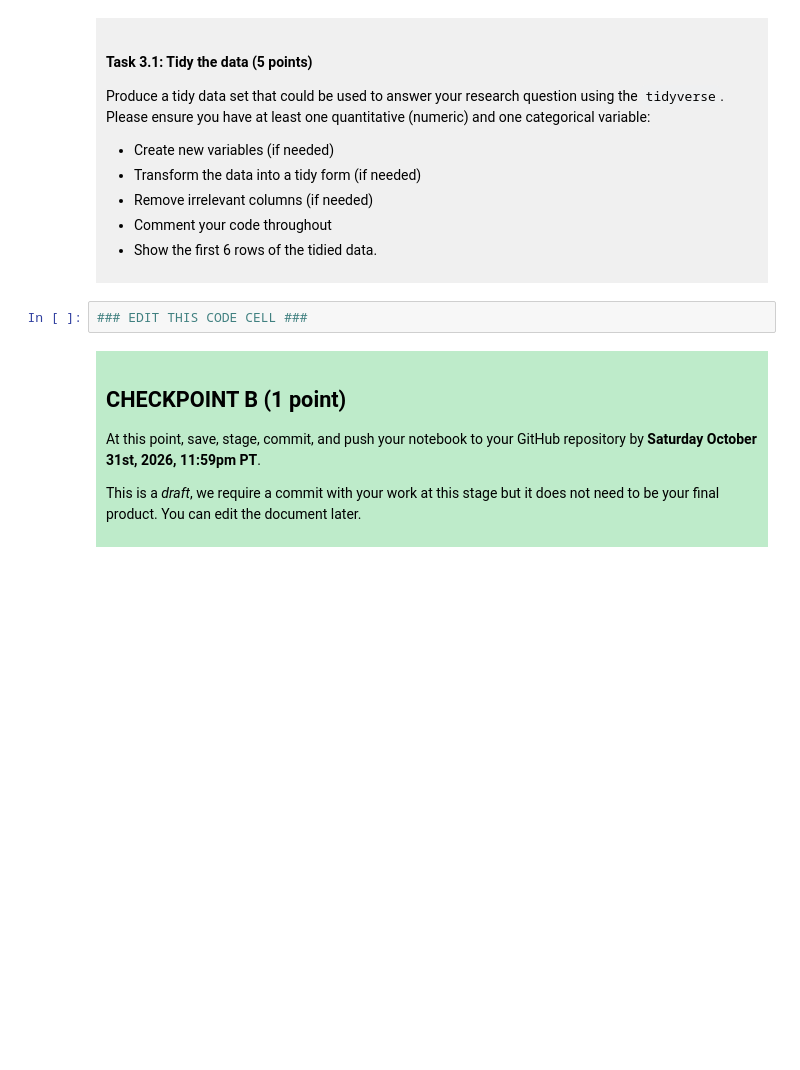
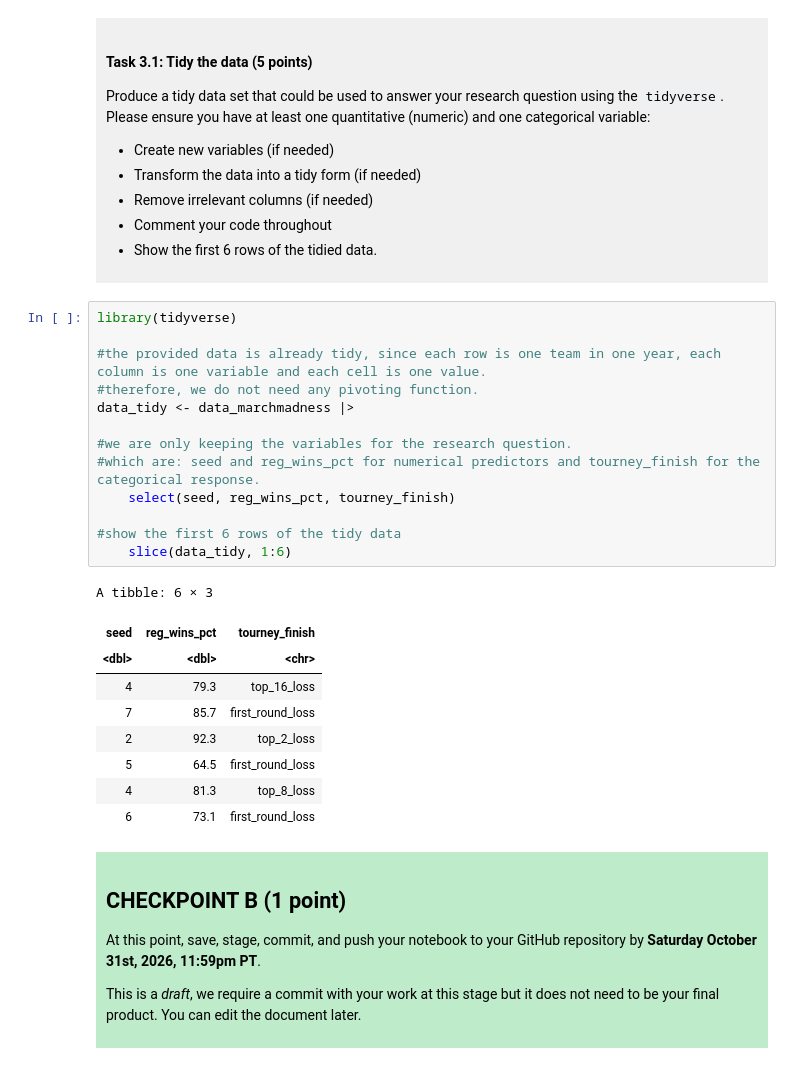
Before and after one commit to chehwanpark/dsci-100-project-chehwan-park, a Jupyter notebook: dsci-100-project-notebook.ipynb, the cells around one changed output. Cells and saved outputs as stored; diff of their text form; blank space fills up the shorter version.

```diff
--- a/dsci-100-project-notebook.ipynb
+++ b/dsci-100-project-notebook.ipynb
@@ -189,7 +209,28 @@ Produce a tidy data set that could be used to answer your research question usin
 
 </div>
 # %%
-### EDIT THIS CODE CELL ###
+library(tidyverse)
+
+#the provided data is already tidy, since each row is one team in one year, each column is one variable and each cell is one value.
+#therefore, we do not need any pivoting function.
+data_tidy <- data_marchmadness |>
+
+#we are only keeping the variables for the research question.
+#which are: seed and reg_wins_pct for numerical predictors and tourney_finish for the categorical response.
+    select(seed, reg_wins_pct, tourney_finish)
+
+#show the first 6 rows of the tidy data
+    slice(data_tidy, 1:6)
+# %% [output]
+A tibble: 6 × 3
+| seed | reg_wins_pct | tourney_finish |
+| <dbl> | <dbl> | <chr> |
+| 4 | 79.3 | top_16_loss |
+| 7 | 85.7 | first_round_loss |
+| 2 | 92.3 | top_2_loss |
+| 5 | 64.5 | first_round_loss |
+| 4 | 81.3 | top_8_loss |
+| 6 | 73.1 | first_round_loss |
 # %% [markdown]
 <div style="background-color: #beebca; padding: 10px;">
 
```
Also changed, not shown: parts of 3 cells of this notebook.
